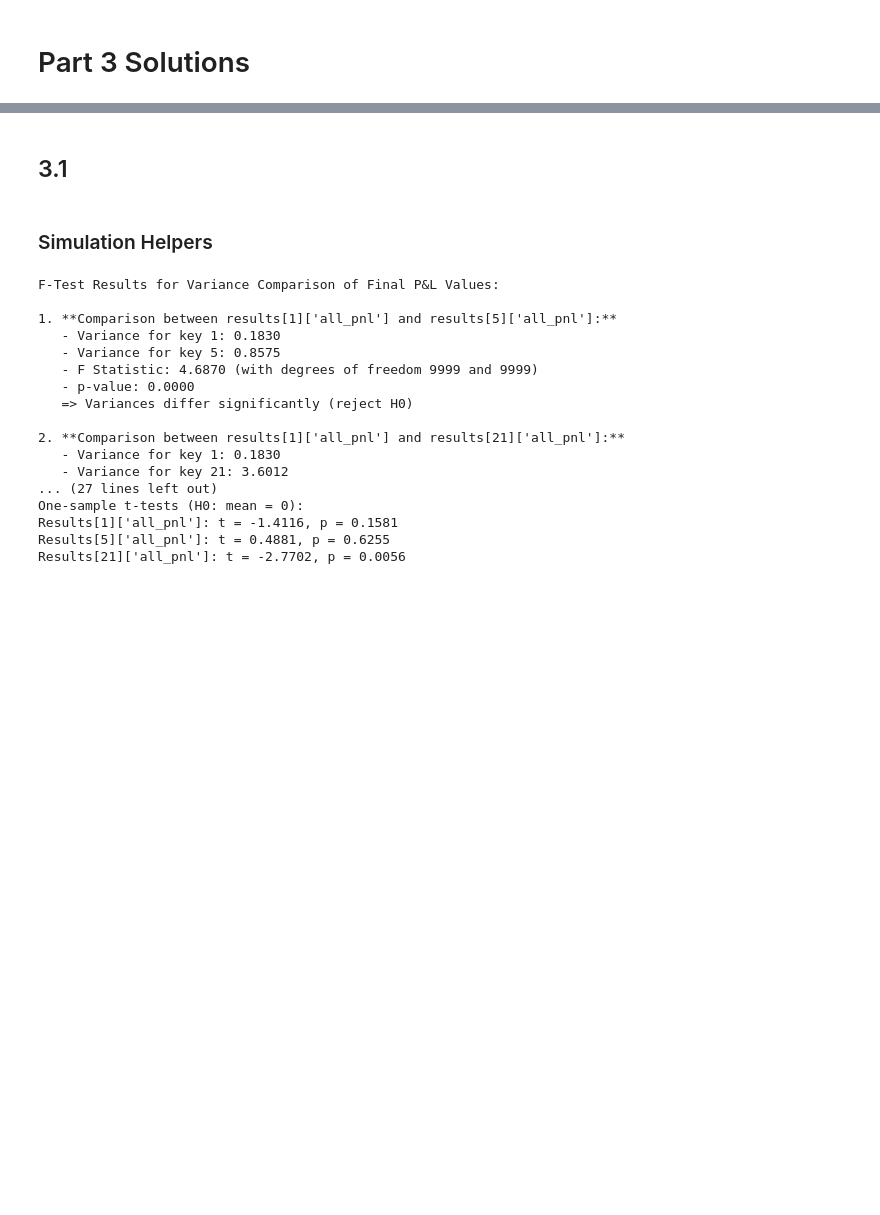
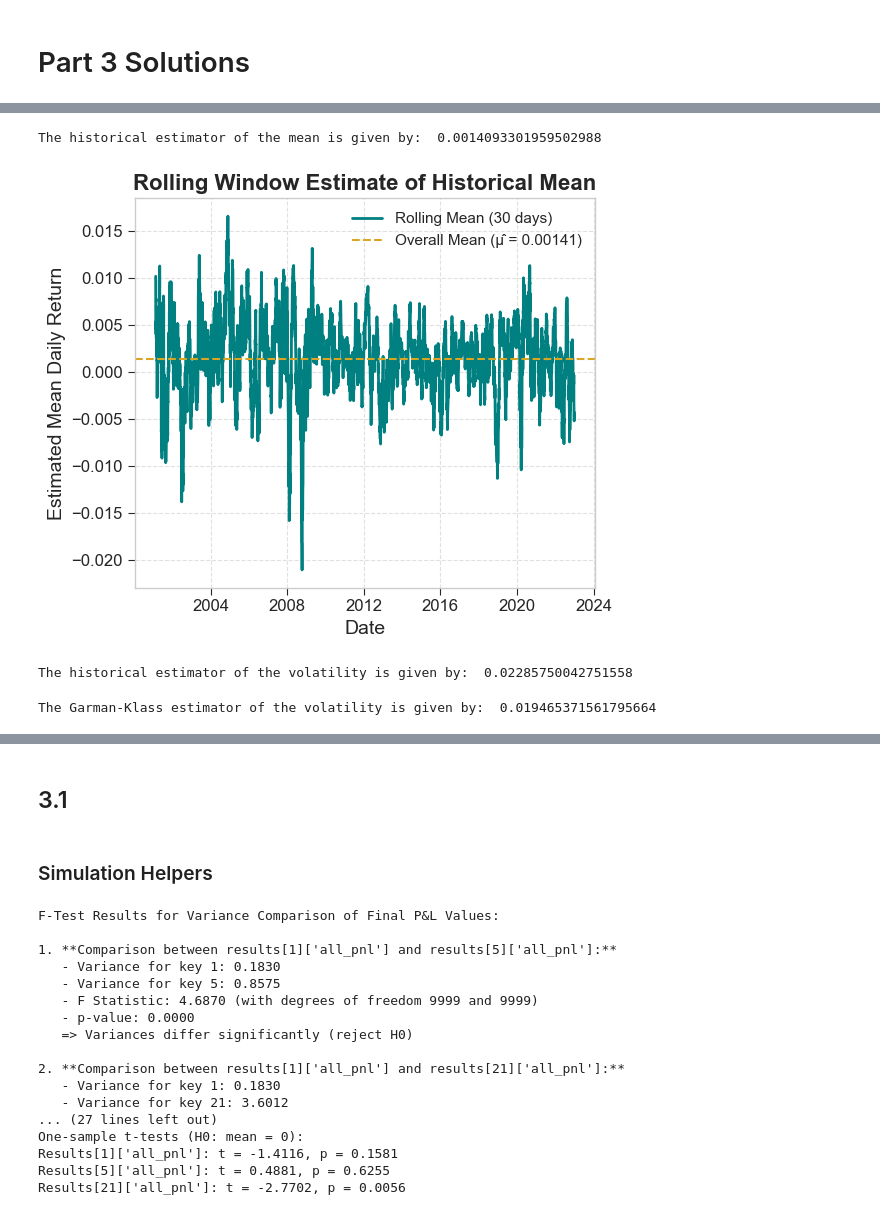
Before and after one commit to brkoedijk/Comp_Finance_1, a Jupyter notebook: main.ipynb, the cells around one changed output, grey strips where cells are left out. Saved outputs shown, nothing was run; the diff lists cells and outputs as text; code cells hidden in the pictures; blank space fills up the shorter version.

```diff
--- a/main.ipynb
+++ b/main.ipynb
@@ -10,0 +18,7 @@ fs = FinanceStyles()
+# %%
+ticker = "AAPL"
+start_date = "2001-01-01"
+end_date = "2023-01-01"
+data = yf.download(ticker, start=start_date, end=end_date, auto_adjust=False)
+adjusted_close = data["Adj Close"].values
+print(data.head(5))
@@ -10,0 +35,64 @@ fs = FinanceStyles()
+# %%
+# Calculate daily returns and squared returns
+t = np.arange(len(adjusted_close))
+N = len(adjusted_close)
+mu_list = []
+
+for i in range(N-1):
+    mu = (1/(t[i+1] - t[i])) * ((adjusted_close[i+1] - adjusted_close[i]) / adjusted_close[i])
+    mu_list.append(mu)
+
+mu_hat = np.sum(mu_list) / N
+
+print("The historical estimator of the mean is given by: ", mu_hat)
+
+mu_series = pd.Series(mu_list, index=data["Adj Close"].index[1:])
+
+rolling_mu = mu_series.rolling(window=30).mean()
+
+plt.figure(figsize=(6, 5))
+plt.plot(rolling_mu, color='#008080', linewidth=2, label="Rolling Mean (30 days)")
+plt.axhline(mu_hat, color='#daa520', linestyle='--', label=f"Overall Mean (μ̂ = {mu_hat:.5f})")
+plt.title("Rolling Window Estimate of Historical Mean", fontsize=16, fontweight='bold')
+plt.xlabel("Date", fontsize=14)
+plt.ylabel("Estimated Mean Daily Return", fontsize=14)
+plt.legend(fontsize=11)
+plt.grid(True, linestyle='--', alpha=0.6)
+plt.tight_layout()
+path = "src/figures/p1/rolling_mean_estimate.png"
+plt.savefig(path, dpi=300)
+plt.show()
+# %% [output]
+The historical estimator of the mean is given by:  0.0014093301959502988
+[figure, added]
+# %%
+sigma_list = []
+for i in range(N-1):
+    sigma = (1/(t[i+1] - t[i])) * ((adjusted_close[i+1] - adjusted_close[i]) / adjusted_close[i] - (t[i+1] - t[i])*mu_hat)**2
+    sigma_list.append(sigma)
+
+sigma_hat_squared = np.sum(sigma_list) / (N - 1)
+sigma_hat = np.sqrt(sigma_hat_squared)
+print("The historical estimator of the volatility is given by: ", sigma_hat)
+# %% [output]
+The historical estimator of the volatility is given by:  0.02285750042751558
+# %%
+high = data["High"].values
+low = data["Low"].values
+close = data["Close"].values
+open_ = data["Open"].values
+
+T = len(high)
+
+sum_hl = np.sum((np.log(high / low))**2)
+
+sum_co = np.sum((np.log(close / open_))**2)
+
+sigma_gk = np.sqrt(
+    (1.0 / (2.0 * T)) * sum_hl
+    - (((2.0 * np.log(2)) - 1.0) / T) * sum_co
+)
+
+print("The Garman-Klass estimator of the volatility is given by: ", sigma_gk)
+# %% [output]
+The Garman-Klass estimator of the volatility is given by:  0.019465371561795664
```
Also changed, not shown: parts of 11 cells of this notebook, 12 other files.
